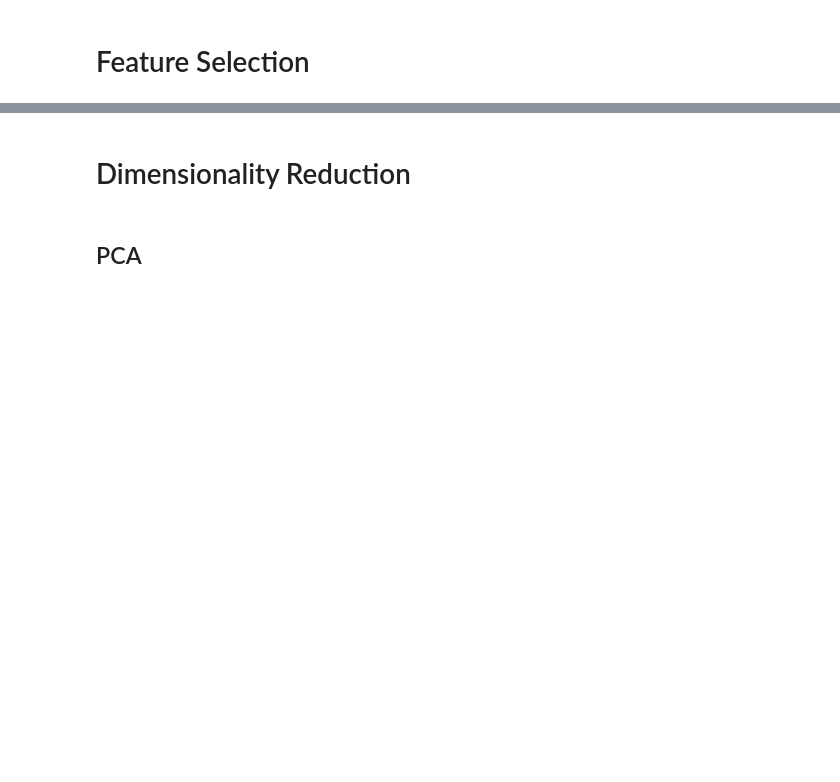
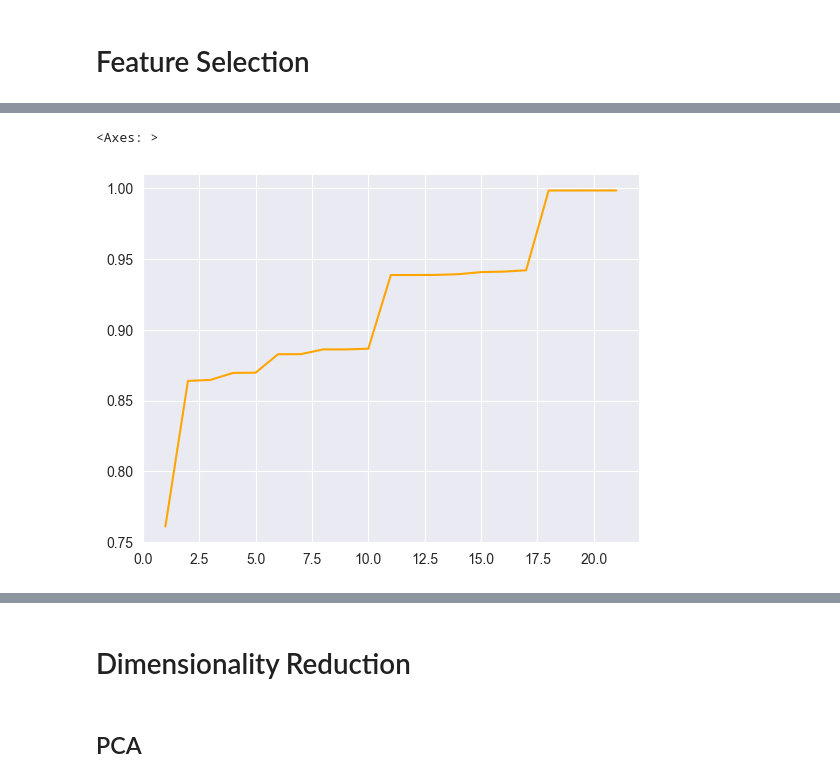
Before and after one commit to DEVOLOPER-1/Pred-Sus-Act, a Jupyter notebook: notebooks/Preprocessing.ipynb, the cells around one changed output, grey strips where cells are left out. Cells and saved outputs as stored; diff of their text form; code cells hidden in the pictures; blank space fills up the shorter version.

```diff
--- a/youssef_notebook.ipynb
+++ b/notebooks/Preprocessing.ipynb
@@ -261,0 +165,47 @@ Would you like help with writing some code to implement this in Python (e.g., us
+# %%
+from sklearn.feature_selection import f_classif , SelectKBest
+
+best_accuracy = -1
+best_k = None
+selected_features = None
+selected_indices = None
+k_values = range(1, len(features.columns) + 1)
+accuracies = []
+f1_scores = {
+    "macro" : [], # all classes are equally important
+    "weighted" : [], # weighted average based on classes frequencies (recommended for our dataset)
+    "micro" : [], # best for overall performance across all samples
+}
+
+for k in tqdm(k_values):
+    selector = SelectKBest(score_func=f_classif, k=k)
+    selector.fit(features, target)
+    new_features = selector.transform(features)
+
+    rf = RandomForestClassifier(n_jobs=-1, random_state=0)
+    rf.fit(new_features, target)
+    y_pred = rf.predict(new_features)
+
+    accuracy = accuracy_score(target, y_pred)
+    accuracies.append(accuracy)
+    f1_scores["macro"].append(f1_score(target, y_pred, average="macro"))
+    f1_scores["micro"].append(f1_score(target, y_pred, average="micro"))
+    f1_scores["weighted"].append(f1_score(target, y_pred, average="weighted"))
+
+    if accuracy > best_accuracy:
+        best_accuracy = accuracy
+        best_k = k
+        selected_indices = list(selector.get_support(indices=True))
+        selected_features = list(df.columns[selected_indices])
+
+print(f"Best k = {best_k}")
+print(f"Best accuracy: {best_accuracy}")
+print(f"- {len(selected_indices)} features selected")
+print(f"- Selected features indices: {selected_indices}")
+print(f"- Selected features: {selected_features}")
+# %%
+# accuracy plot
+sns.lineplot(x=k_values, y=accuracies, color="orange")
+# %% [output]
+<Axes: >
+[figure, added]
```
Also changed, not shown: parts of 32 cells of this notebook, 1 other file.
